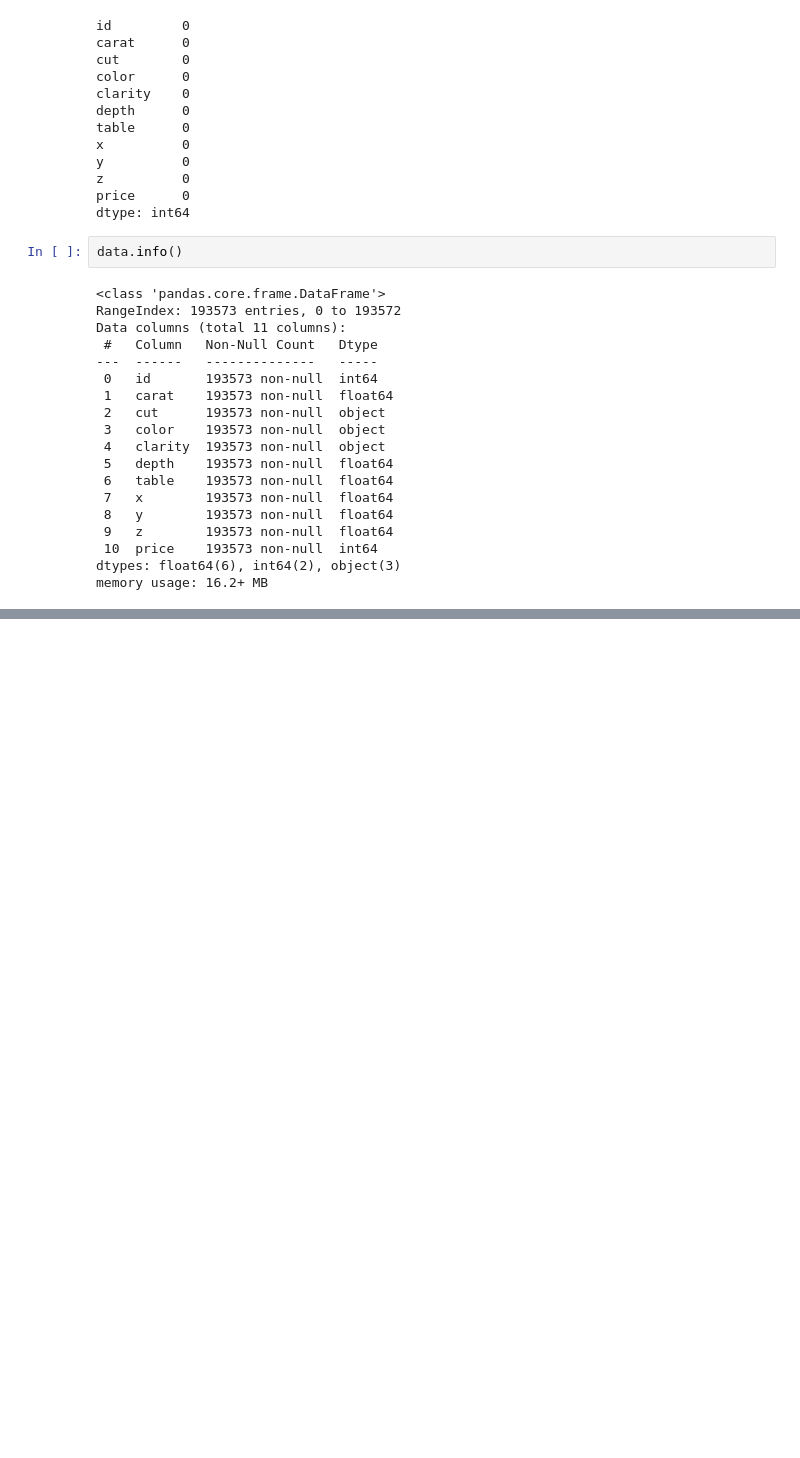
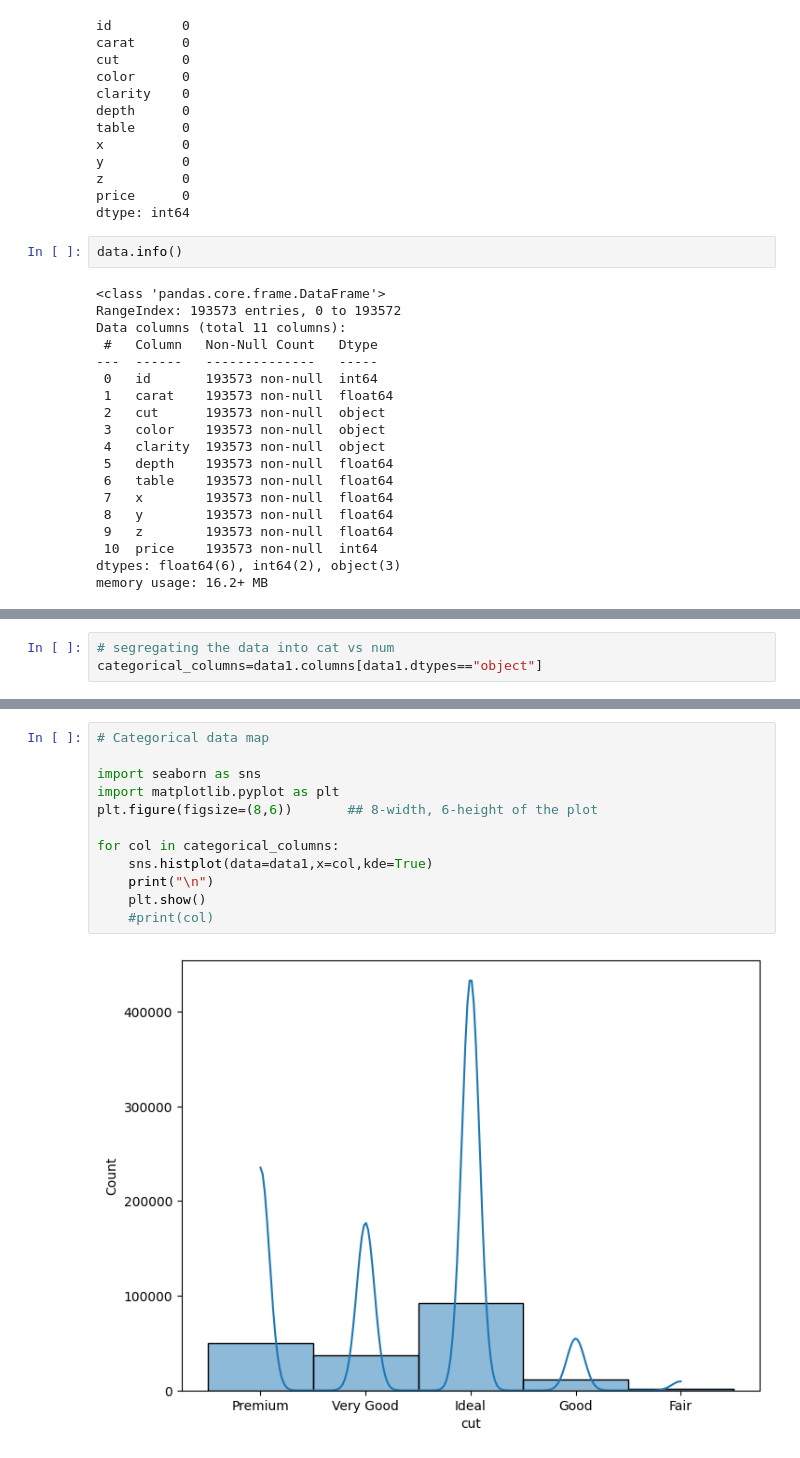
Before and after one commit to Sakshi25490/fsdmendtoend, a Jupyter notebook: notebooks/research.ipynb, the cells around one changed output, grey strips where cells are left out. Saved outputs shown, nothing was run; the diff lists cells and outputs as text; blank space fills up the shorter version.

```diff
--- a/notebooks/research.ipynb
+++ b/notebooks/research.ipynb
@@ -85,0 +89,3 @@ data.drop(labels="id",axis=1)
+# %%
+# segregating the data into cat vs num
+categorical_columns=data1.columns[data1.dtypes=="object"]
@@ -85,0 +197,14 @@ data.drop(labels="id",axis=1)
+# %%
+# Categorical data map
+
+import seaborn as sns
+import matplotlib.pyplot as plt
+plt.figure(figsize=(8,6))       ## 8-width, 6-height of the plot
+
+for col in categorical_columns:
+    sns.histplot(data=data1,x=col,kde=True)
+    print("\n")
+    plt.show()
+    #print(col)
+# %% [output]
+[figure, added]
```
Also changed, not shown: parts of 20 cells of this notebook, 1 other file.
